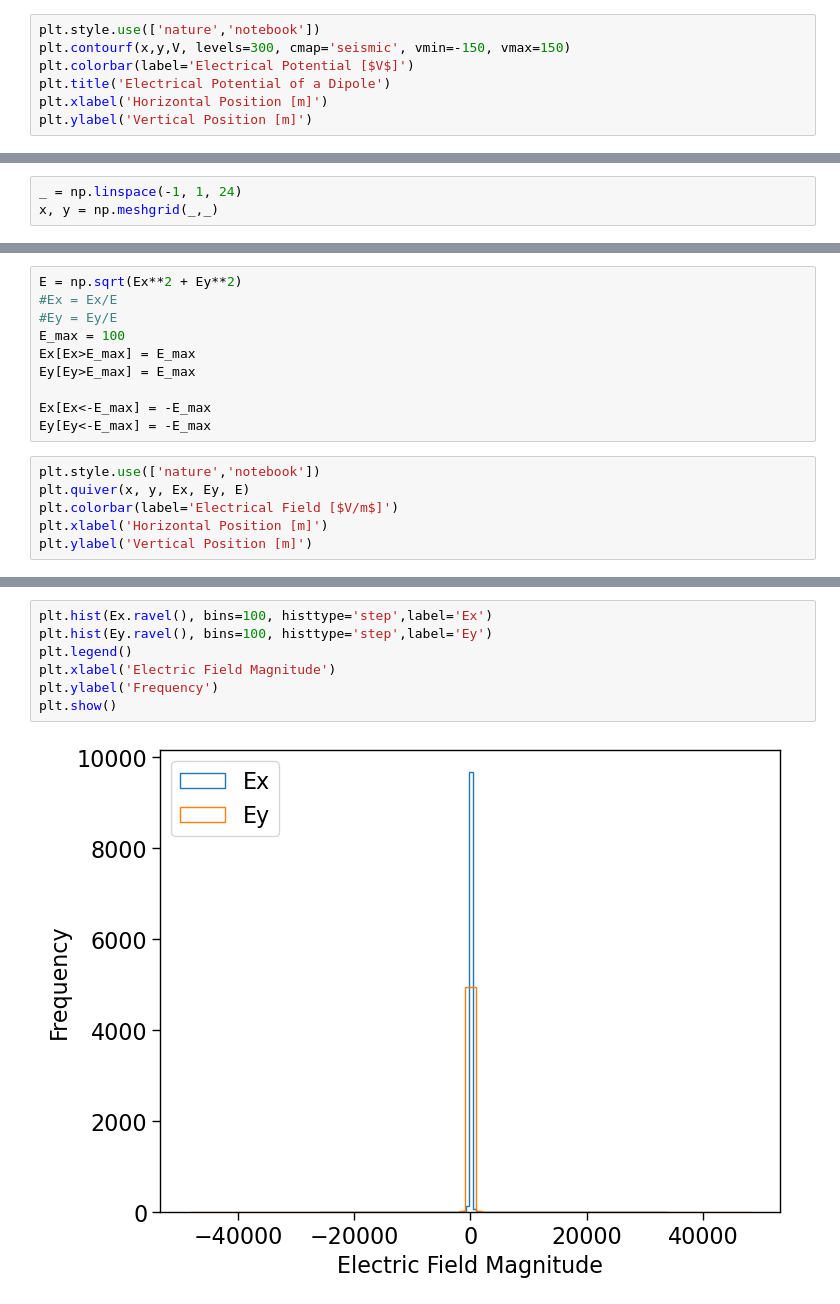
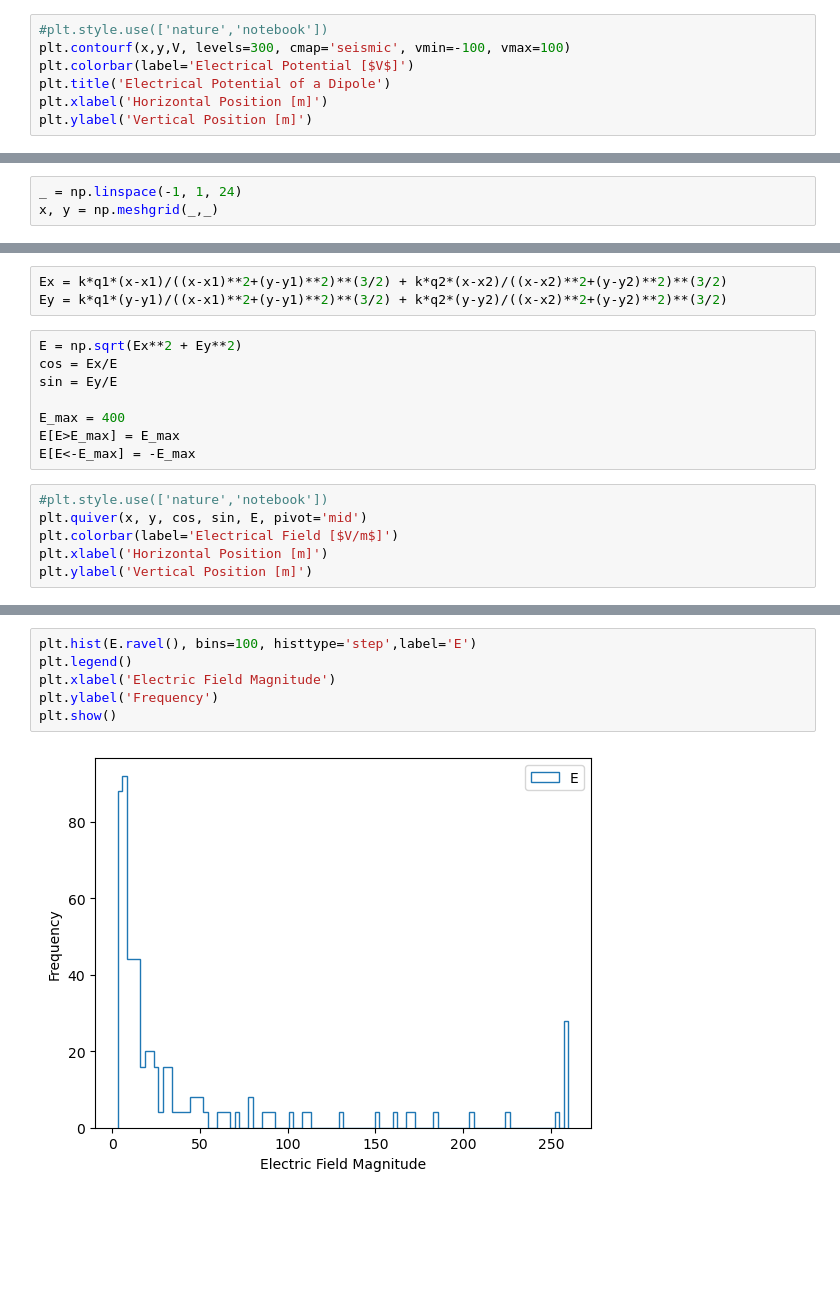
Before and after one commit to hezy/Electromagnetism, a Jupyter notebook: electric_dipole.ipynb, the cells around one changed output, grey strips where cells are left out. Saved outputs shown, nothing was run; the diff lists cells and outputs as text; blank space fills up the shorter version.

```diff
--- a/electric_dipole.ipynb
+++ b/electric_dipole.ipynb
@@ -16,6 +16,6 @@ V = k*q1/np.sqrt((x-x1)**2+(y-y1)**2) - k*q2/np.sqrt((x-x2)**2+(y-y2)**2)
 # %%
-plt.style.use(['nature','notebook'])
-plt.contourf(x,y,V, levels=300, cmap='seismic', vmin=-150, vmax=150)
+#plt.style.use(['nature','notebook'])
+plt.contourf(x,y,V, levels=300, cmap='seismic', vmin=-100, vmax=100)
 plt.colorbar(label='Electrical Potential [$V$]')
 plt.title('Electrical Potential of a Dipole')
 plt.xlabel('Horizontal Position [m]')
@@ -40,16 +37,17 @@ Ey = k*q1*(y-y1)/((x-x1)**2+(y-y1)**2)**(3/2) - k*q2*(y-y2)/((x-x2)**2+(y-y2)**2
+# %%
+Ex = k*q1*(x-x1)/((x-x1)**2+(y-y1)**2)**(3/2) + k*q2*(x-x2)/((x-x2)**2+(y-y2)**2)**(3/2)
+Ey = k*q1*(y-y1)/((x-x1)**2+(y-y1)**2)**(3/2) + k*q2*(y-y2)/((x-x2)**2+(y-y2)**2)**(3/2)
 # %%
 E = np.sqrt(Ex**2 + Ey**2)
-#Ex = Ex/E
-#Ey = Ey/E
-E_max = 100
-Ex[Ex>E_max] = E_max
-Ey[Ey>E_max] = E_max
+cos = Ex/E
+sin = Ey/E
 
-Ex[Ex<-E_max] = -E_max
-Ey[Ey<-E_max] = -E_max
+E_max = 400
+E[E>E_max] = E_max
+E[E<-E_max] = -E_max
 # %%
-plt.style.use(['nature','notebook'])
-plt.quiver(x, y, Ex, Ey, E)
+#plt.style.use(['nature','notebook'])
+plt.quiver(x, y, cos, sin, E, pivot='mid')
 plt.colorbar(label='Electrical Field [$V/m$]')
 plt.xlabel('Horizontal Position [m]')
 plt.ylabel('Vertical Position [m]')
@@ -59,12 +57,11 @@ Text(0, 0.5, 'Vertical Position [m]')
 # %%
-plt.hist(Ex.ravel(), bins=100, histtype='step',label='Ex')
-plt.hist(Ey.ravel(), bins=100, histtype='step',label='Ey')
+plt.hist(E.ravel(), bins=100, histtype='step',label='E')
 plt.legend()
 plt.xlabel('Electric Field Magnitude')
 plt.ylabel('Frequency')
 plt.show()
 # %% [output]
-[figure, old version]
+[figure, new version]
 # %%
 dx = x[0,1] - x[0,0]
 dy = y[1,0] - y[0,0]
```
Also changed, not shown: parts of 12 cells of this notebook, 1 other file.
